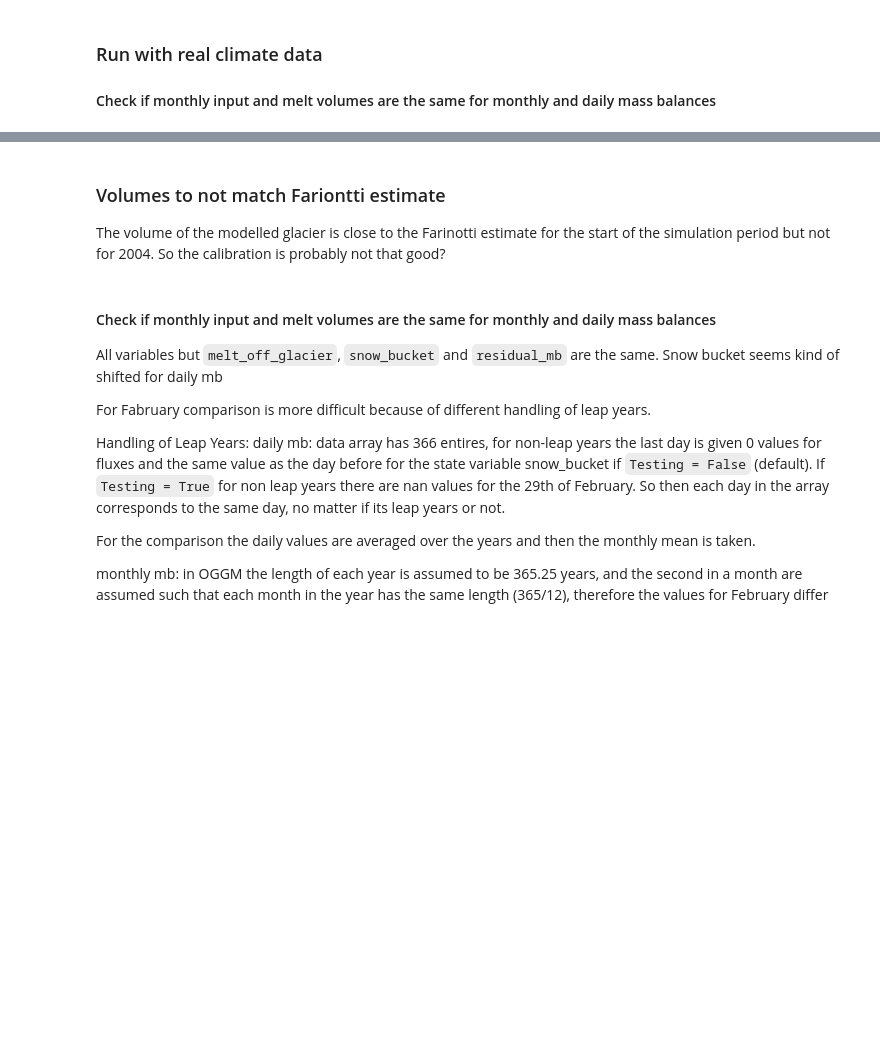
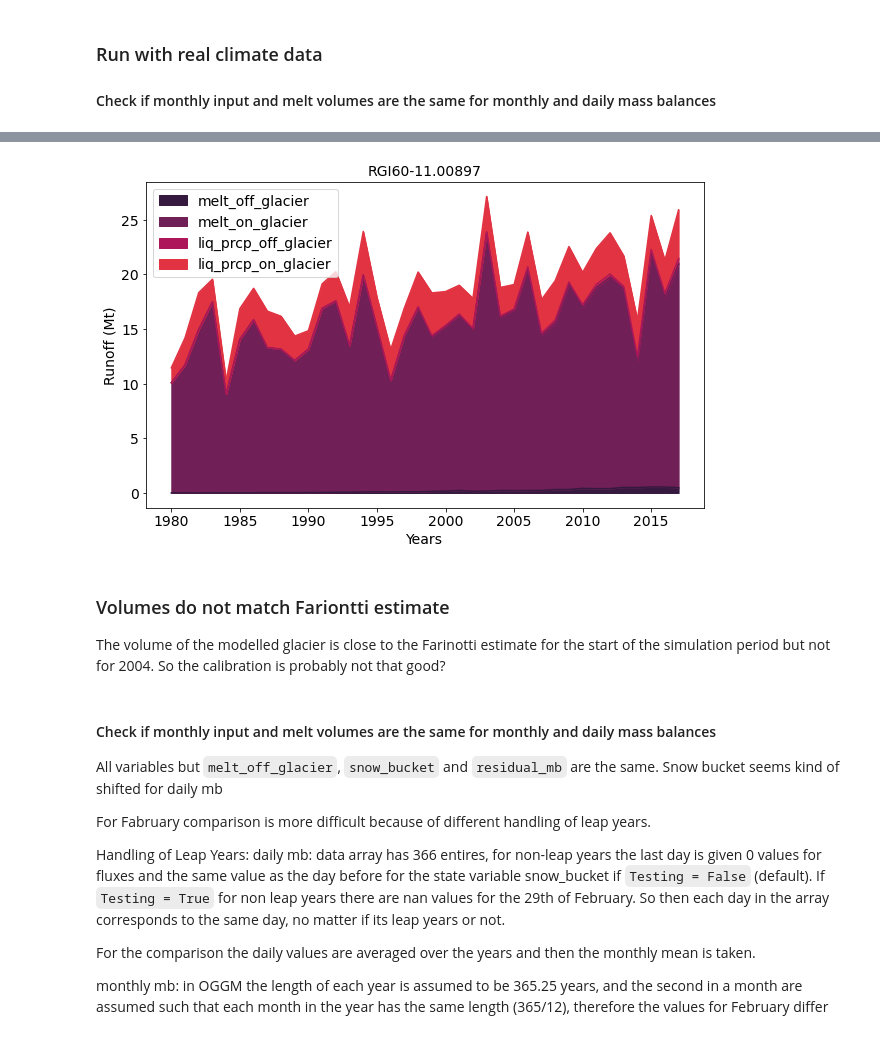
Before and after one commit to OGGM/massbalance-sandbox, a Jupyter notebook: docs/hydro_compatibility/hydro_compatibility_workflow_daily.ipynb, the cells around one changed output, grey strips where cells are left out. Saved outputs shown, nothing was run; the diff lists cells and outputs as text; code cells hidden in the pictures; blank space fills up the shorter version.

Commit message:
updated daily MB model notebooks (#42)

```diff
--- a/docs/hydro_compatibility/hydro_compatibility_workflow_daily.ipynb
+++ b/docs/hydro_compatibility/hydro_compatibility_workflow_daily.ipynb
@@ -138,10 +134,8 @@ grad_type ='var_an_cycle' # variable lapse rates can also be 'cte' or 'var'
 # then you can save the melt_f and a-factor for the runs later on
 #that is very helpful because then you could give different options for hte user but already have it calibrated
 
-if climate_type =='W5E5':
-    ye=2020 # till end of 2019
-else:
-    ye=2019
+ye=2020 # till end of 2019
+
 calib=True
 if calib:
 
@@ -151,27 +145,19 @@ if calib:
         temporal_resol = 'monthly'
 
     # get the climate data (either w5e5 or WFDE5_CRU)
-    #function to get W5E5 data
+    # function to get W5E5 data
     workflow.execute_entity_task(process_w5e5_data, gdirs,
                                  temporal_resol=temporal_resol, climate_type=climate_type)
 
     # calibrate melt_f and get apparent mb
     #calibrates melt_f to geodetic measurements
-    loop = True
-    if loop:
-        for gdir in gdirs:
-            melt_f_calib_geod_prep_inversion(gdir,
-                                  pf = pf, # precipitation factor
-                                 mb_type=mb_type, grad_type=grad_type,
-                                 climate_type=climate_type, residual=0,
-                                 path_geodetic=path_geodetic, ye=ye)
-    else:
     # normally the workflow below, but at the moment it does not want to work ...
-        workflow.execute_entity_task(melt_f_calib_geod_prep_inversion, gdirs,
-                                  pf = pf, # precipitation factor
-                                 mb_type=mb_type, grad_type=grad_type,
-                                 climate_type=climate_type, residual=0,
-                                 path_geodetic=path_geodetic, ye=ye)
+    workflow.execute_entity_task(melt_f_calib_geod_prep_inversion, gdirs,
+                              pf = pf, # precipitation factor
+                             mb_type=mb_type, grad_type=grad_type,
+                             climate_type=climate_type, residual=0,
+                             #path_geodetic=path_geodetic,
+                                 ye=ye)
 
     # here glen-a is calibrated to mathch gdirs glaciers in total
     border = 80
@@ -195,8 +181,4 @@ if calib:
     np.testing.assert_allclose(pd_inv_melt_f.sum()['vol_itmix_m3'], pd_inv_melt_f.sum()['vol_oggm_m3'], rtol = 1e-2)
 
     # we use the json now and don't need a csv file
-    # old!
-    #pd_inv_melt_f['melt_f_opt']= pd_inv_melt_f.index.map(melt_f_dict)  # different for each glacier
-    #pd_inv_melt_f['pf'] = pf #  everywhere the same
-    #pd_inv_melt_f.to_csv('test_calib_params_{}_{}_{}.csv'.format(climate_type, mb_type, grad_type))
 # %% [output]
@@ -770,14 +771,14 @@ def leap_year(y):
 #daily mb
 
 ye = 2020
-workflow.execute_entity_task(tasks.run_with_hydro_daily, gdirs,
+workflow.execute_entity_task(run_with_hydro_daily, gdirs,
                              run_task=run_from_climate_data_TIModel,
                     Testing = True,
                     ys=1980, ye=2020,
                     store_monthly_step= False,
                     output_filesuffix='_daily_1980_{}_{}_{}'.format(ye, mb_type, grad_type),
                     # kwargs for TIModel
-                     mb_model_class=TIModel,
+                     mb_model_sub_class=TIModel,
                      bias=0, # only tested with bias=0 !!!, don't change!
                      mb_type=mb_type,
                      grad_type=grad_type,
@@ -830,3 +831,4 @@ odf_mean_monthly_d_mb["snow_bucket"] = odf_mean_daily_d_mb["snow_bucket"].resamp
 #odf_mean_monthly_d_mb = odf_mean_daily_d_mb.resample("M").sum()
 #snow bucket is a sate variable so NO sum
 #odf_mean_monthly_d_mb["snow_bucket"] = odf_mean_daily_d_mb["snow_bucket"].resample("M").mean()
+# %% [output]
@@ -833,5 +842,6 @@ odf_mean_monthly_d_mb["snow_bucket"] = odf_mean_daily_d_mb["snow_bucket"].resamp
+[figure, added]
 # %% [markdown]
-### Volumes to not match Fariontti estimate
+### Volumes do not match Fariontti estimate
 The volume of the modelled glacier is close to the Farinotti estimate for the start of the simulation period but not for 2004.
 So the calibration is probably not that good?
 # %%
```
Also changed, not shown: parts of 22 cells of this notebook, 1 other file.
